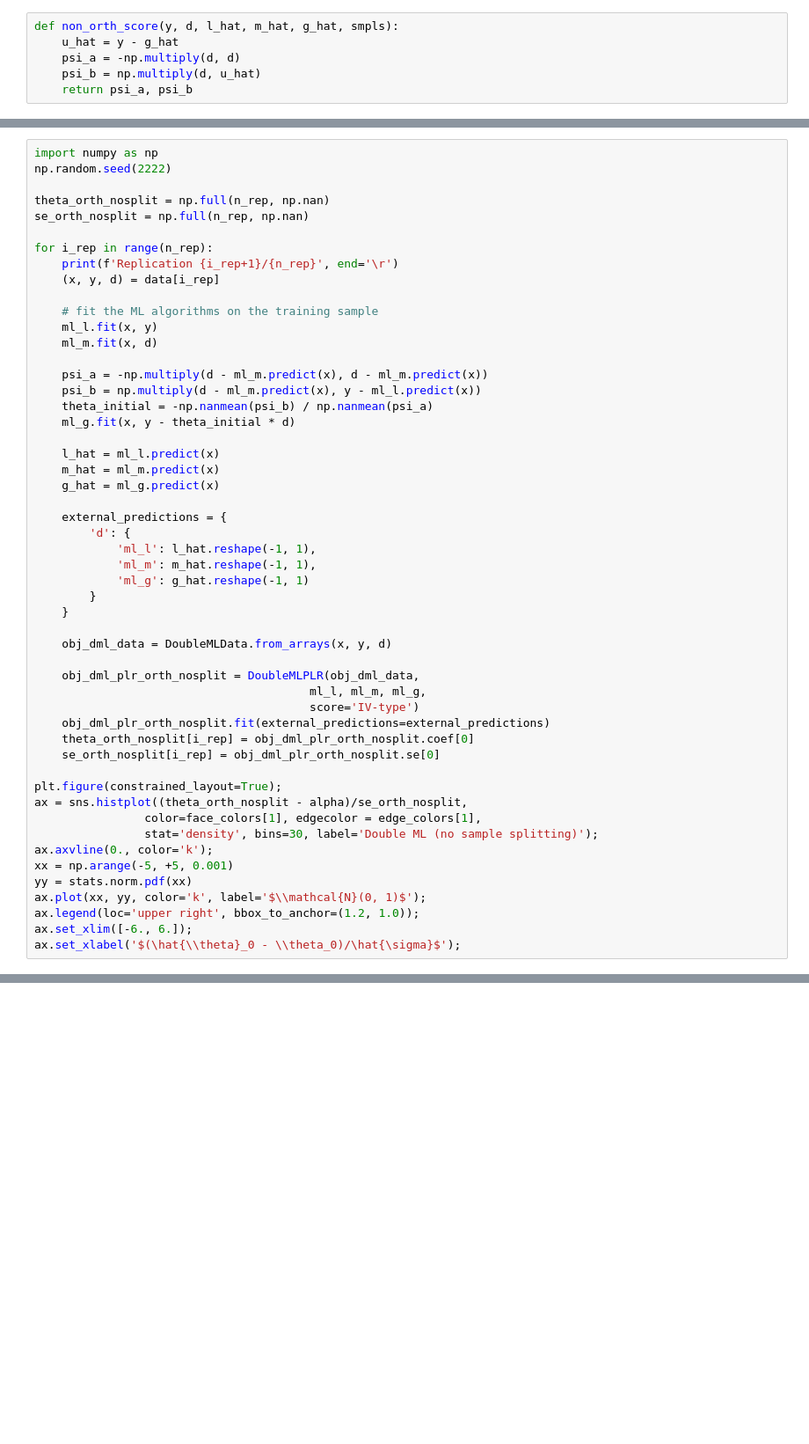
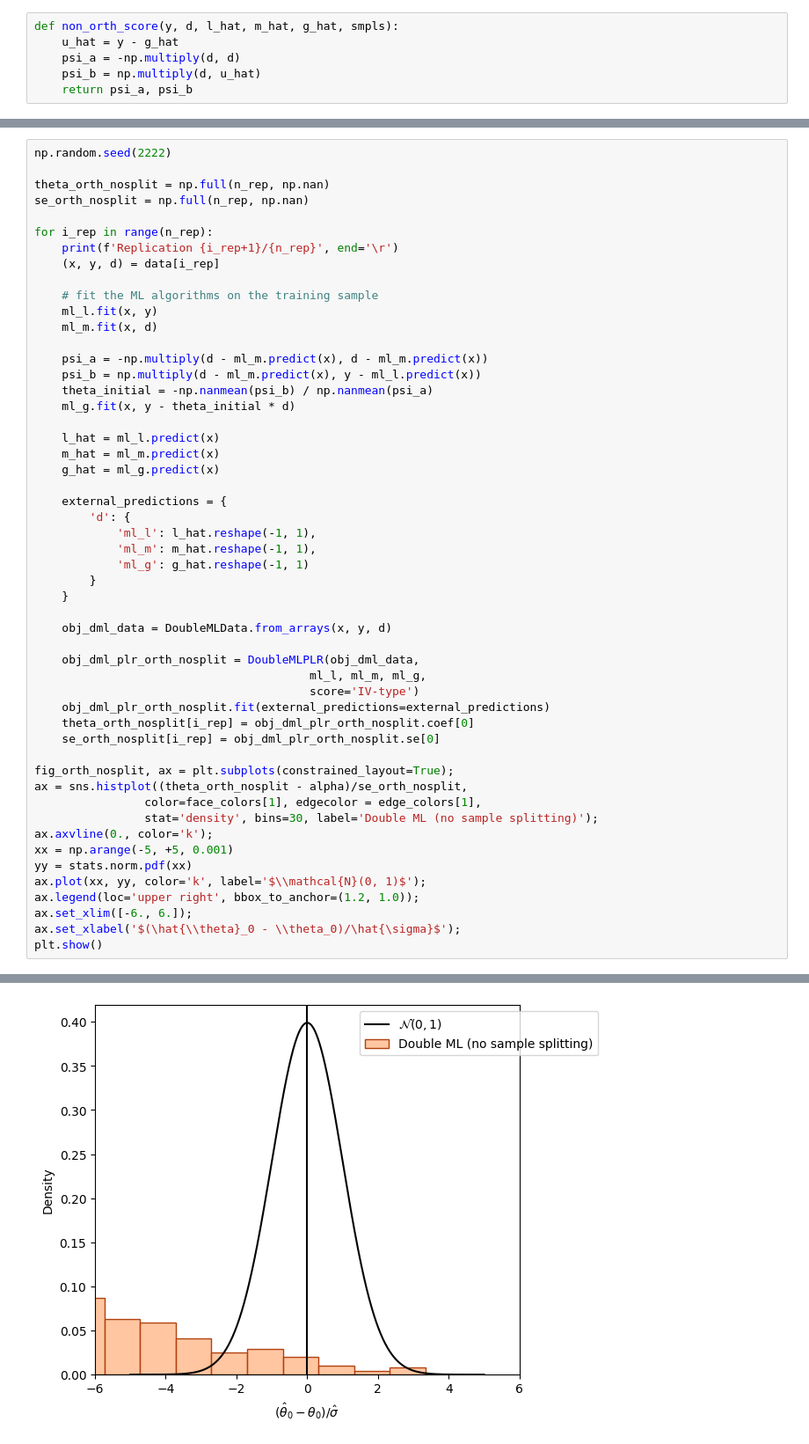
Before and after one commit to DoubleML/doubleml-docs, a Jupyter notebook: doc/examples/py_double_ml_basics.ipynb, the cells around one changed output, grey strips where cells are left out. Shown at 88% size. Drawn from its saved outputs; the diff is of its cells as text; blank space fills up the shorter version.

```diff
--- a/doc/examples/py_double_ml_basics.ipynb
+++ b/doc/examples/py_double_ml_basics.ipynb
@@ -113,5 +144,4 @@ array([0.04729805, 0.04953786, 0.04261234, 0.0405048 , 0.0511822 , 0.04209331, 0
 # %%
-import numpy as np
 np.random.seed(2222)
 
 theta_orth_nosplit = np.full(n_rep, np.nan)
@@ -151,7 +181,7 @@ for i_rep in range(n_rep):
     theta_orth_nosplit[i_rep] = obj_dml_plr_orth_nosplit.coef[0]
     se_orth_nosplit[i_rep] = obj_dml_plr_orth_nosplit.se[0]
 
-plt.figure(constrained_layout=True);
+fig_orth_nosplit, ax = plt.subplots(constrained_layout=True);
 ax = sns.histplot((theta_orth_nosplit - alpha)/se_orth_nosplit,
                 color=face_colors[1], edgecolor = edge_colors[1],
                 stat='density', bins=30, label='Double ML (no sample splitting)');
@@ -162,4 +192,5 @@ ax.plot(xx, yy, color='k', label='$\\mathcal{N}(0, 1)$');
 ax.legend(loc='upper right', bbox_to_anchor=(1.2, 1.0));
 ax.set_xlim([-6., 6.]);
 ax.set_xlabel('$(\hat{\\theta}_0 - \\theta_0)/\hat{\sigma}$');
+plt.show()
 # %% [output]
@@ -166,0 +198 @@ Replication 918/1000
+[figure, added]
```
Also changed, not shown: parts of 23 cells of this notebook, 3 other files.
